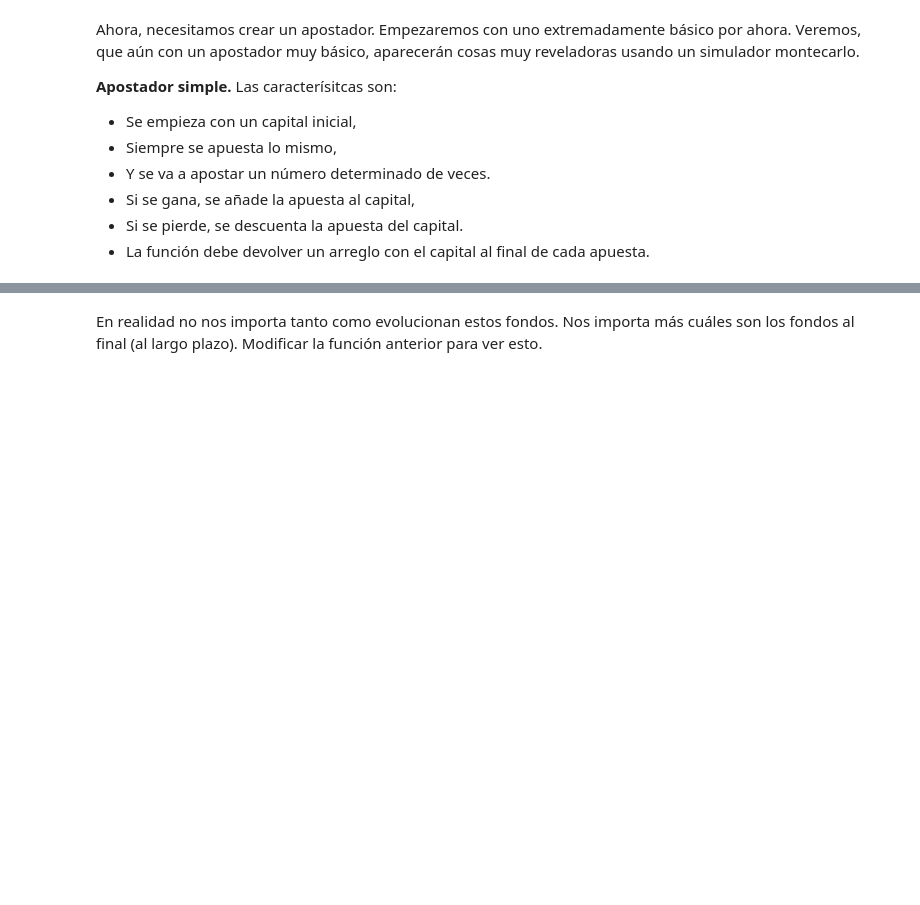
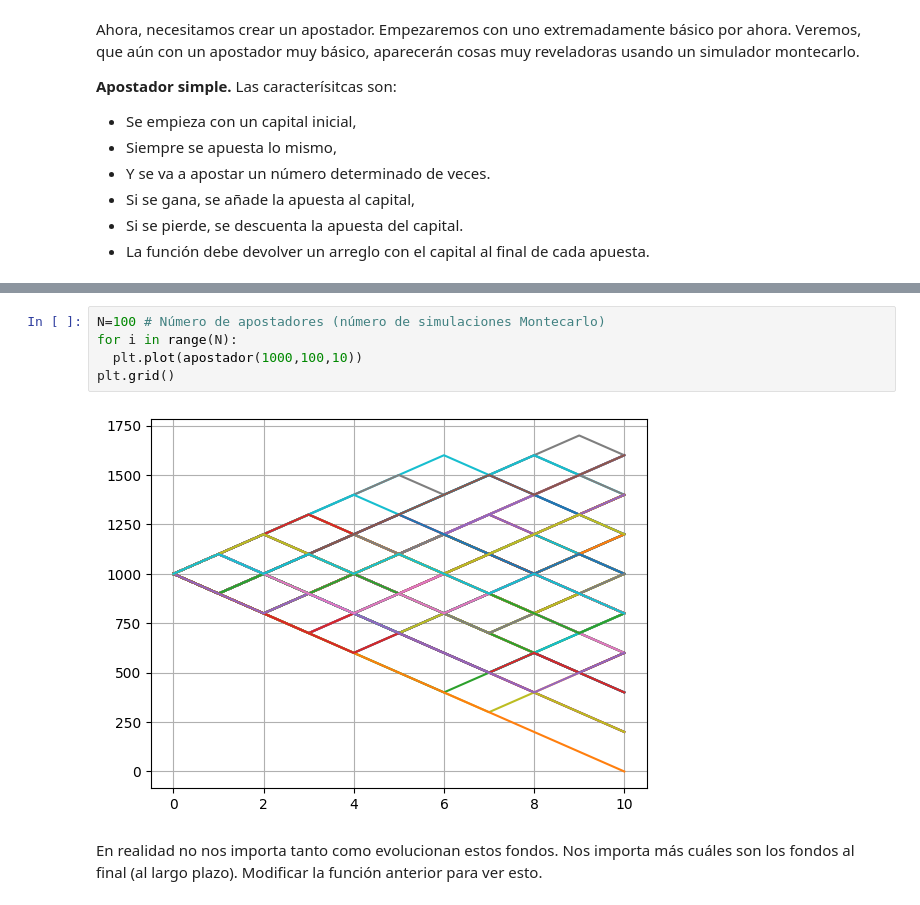
Before and after one commit to ArellanoMCarlos/SimMat_V2024, a Jupyter notebook: Montecarlo/Caminata aleatoria.ipynb, the cells around one changed output, grey strips where cells are left out. Saved outputs shown, nothing was run; the diff lists cells and outputs as text; blank space fills up the shorter version.

```diff
--- a/Montecarlo/Caminata aleatoria.ipynb
+++ b/Montecarlo/Caminata aleatoria.ipynb
@@ -133,2 +179,9 @@ Ahora, necesitamos crear un apostador. Empezaremos con uno extremadamente básic
+# %%
+N=100 # Número de apostadores (número de simulaciones Montecarlo)
+for i in range(N):
+  plt.plot(apostador(1000,100,10))
+plt.grid()
+# %% [output]
+[figure, added]
 # %% [markdown]
 En realidad no nos importa tanto como evolucionan estos fondos. Nos importa más cuáles son los fondos al final (al largo plazo). Modificar la función anterior para ver esto.
```
Also changed, not shown: parts of 18 cells of this notebook, 2 other files.
